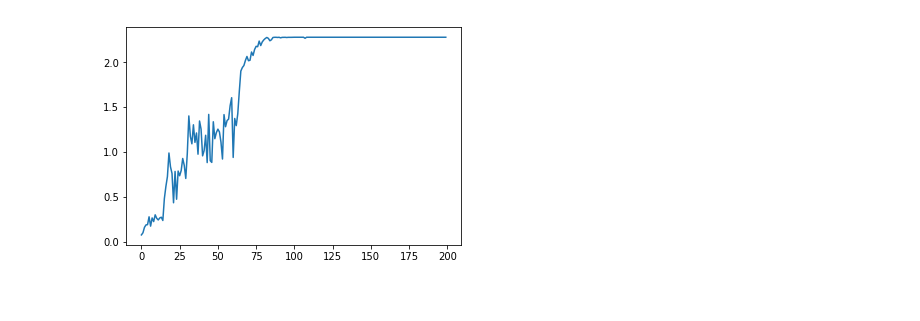
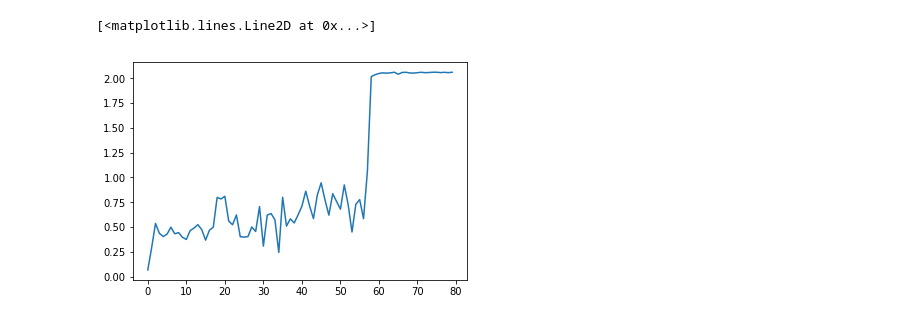
Before and after one commit to GOAL-Robots/roboschool_kuka, a Jupyter notebook: dmpgrasp.ipynb, the cells around one changed output. Drawn from its saved outputs; the diff is of its cells as text; code cells hidden in the pictures.

```diff
--- a/dmpgrasp.ipynb
+++ b/dmpgrasp.ipynb
@@ -14,19 +15,27 @@ dmp_sigma = 0.1
 
 
 bbo_lmb = 0.3
-bbo_epochs = 200
-bbo_K = 40
+bbo_epochs = 80
+bbo_K = 30
 bbo_num_dmps = 4
 bbo_sigma = 1.0e-06
-bbo_sigma_decay_amp = 2.0
-bbo_sigma_decay_period = 0.05
+bbo_sigma_decay_amp = 0.1
+bbo_sigma_decay_period = 1.0
 
-# define a single step of the simulation for inline
+# define a callable with a single step of the simulation
 class Simulation:
     def __init__(self, rollout):
+        """
+        :param rollout: np.array(bbo_K, dmp_stime). A single rollout
+                        from which joint commands are taken
+        :return: np.array(int). contacts
+        """
         self.t = 0
         self.rollout = rollout
     def __call__(self, sim):
+        """
+        :param sim: Box2DSim. The simulator object
+        """
         sim.move("Arm1_to_Arm2", -0.5*np.pi*self.rollout[0, self.t])
         sim.move("Arm2_to_Arm3", -0.5*np.pi*self.rollout[1, self.t])
         sim.move("Arm2_to_Arm3", -0.5*np.pi*self.rollout[2, self.t])
@@ -34,6 +43,8 @@ class Simulation:
         sim.move("Arm3_to_Claw20", 0.5*np.pi*(1-self.rollout[3, self.t]))
         # do the movement
         sim.step()
+
+        # get contacts form the claws (they are sensors)
         contacts = [
             sim.contacts("claw10", "Object"),
             sim.contacts("claw11", "Object"),
@@ -43,6 +54,11 @@ class Simulation:
         return contacts
 
 def rew_func(rollouts):
+    """
+    reward function
+    :param rollouts: np.array(bbo_num_rollouts, dmp_stime)
+                  the rollouts of an epoch
+    """
     rews = np.zeros([rollouts.shape[1], rollouts.shape[2]])
     for k in range(rollouts.shape[1]):
         simulate_step = Simulation(np.squeeze(rollouts[:,k,:]))
@@ -58,9 +74,7 @@ bbo = BBO(num_params=dmp_num_theta,
           sigma=bbo_sigma, lmb=bbo_lmb, epochs=bbo_epochs,
           sigma_decay_amp=bbo_sigma_decay_amp,
           sigma_decay_period=bbo_sigma_decay_period,
-          softmax=rew_softmax)
-
-bbo.cost_func = rew_func
+          softmax=rew_softmax, cost_func=rew_func)
 # %%
 rew = np.zeros(bbo_epochs)
 for k in range(bbo_epochs):
@@ -70,8 +95,10 @@ rs = np.array(rs)
-# %%
-plt.plot(rew)
-plt.show()
-# %% [output]
-[figure, removed]
+# %%
+fig1 = plt.figure()
+ax1 = fig1.add_subplot(111)
+ax1.plot(rew)
+# %% [output]
+[<matplotlib.lines.Line2D at 0x...>]
+[figure, added]
 # %%
 # create the simulator
 inline_sim = Box2DSim("body2d.json")
```
Also changed, not shown: parts of 3 cells of this notebook, 2 other files.
